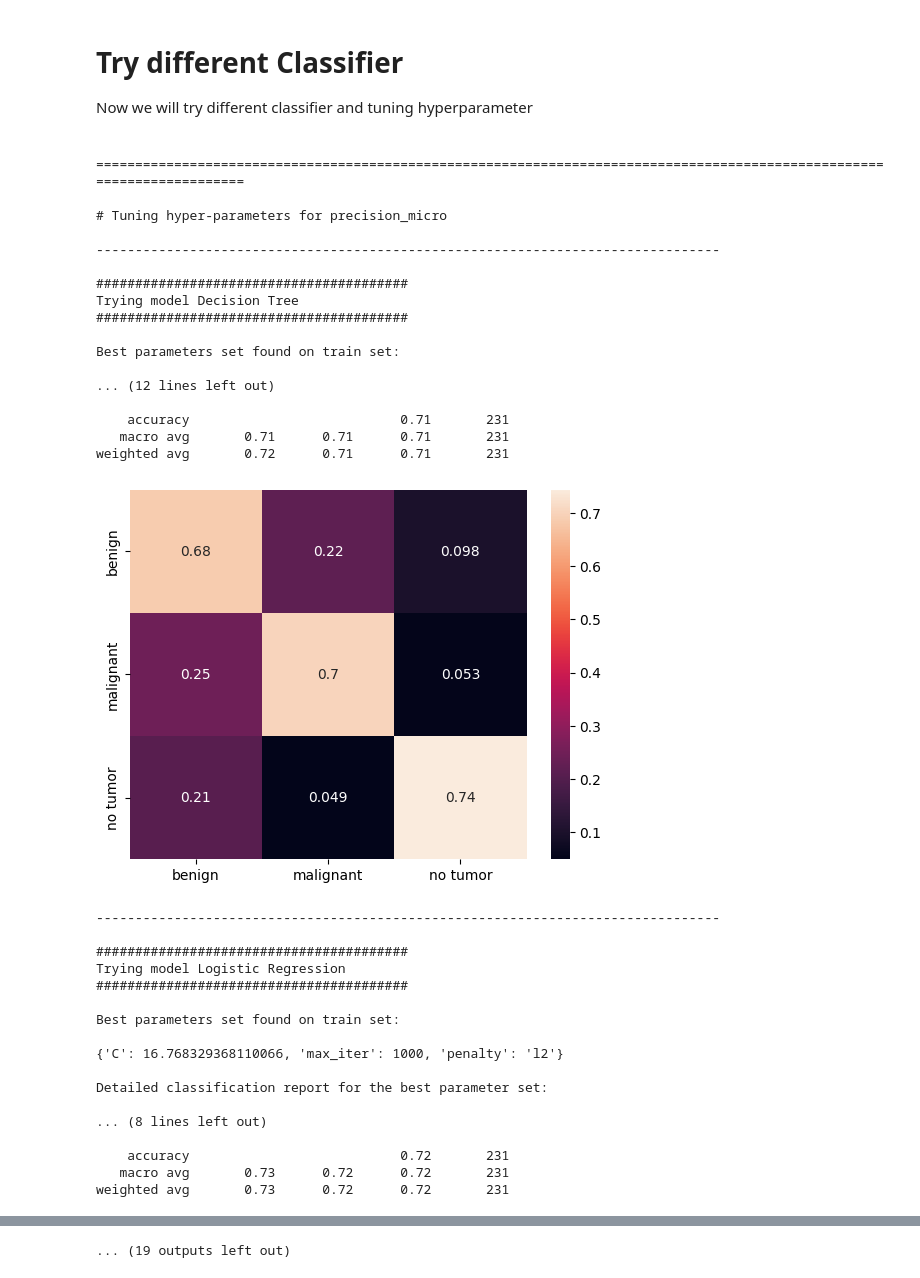
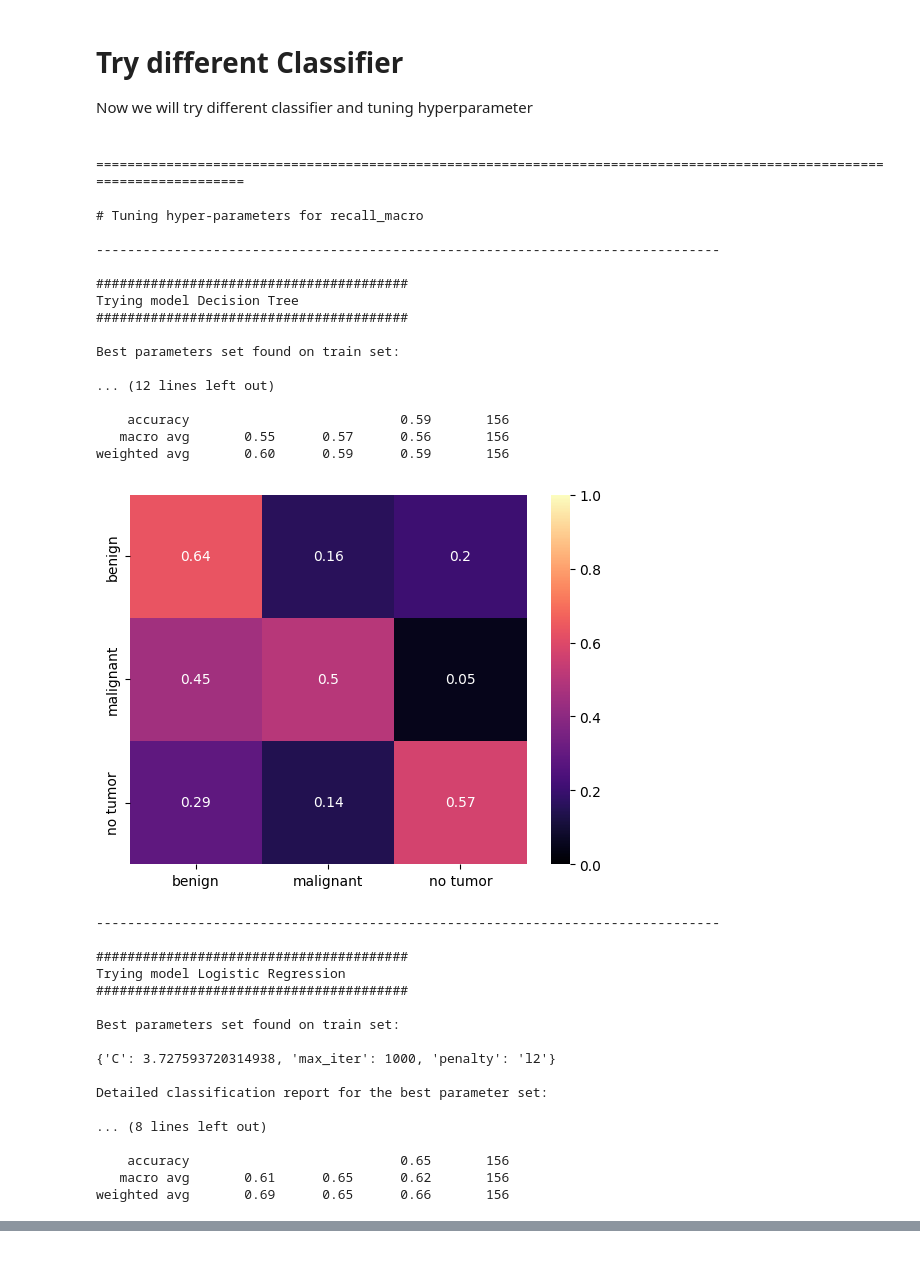
Before and after one commit to SamTheMar/Breast_Tumor_AII, a Jupyter notebook: Classification_ML.ipynb, the cells around one changed output, grey strips where cells are left out. Drawn from its saved outputs; the diff is of its cells as text; code cells hidden in the pictures.

```diff
--- a/Classification_ML.ipynb
+++ b/Classification_ML.ipynb
@@ -410,10 +371,0 @@ Name: count, dtype: int64
-# %%
-X_std = std.fit_transform(X_sm)
-
-x_train, x_test, y_train, y_test = train_test_split(X_std, Y_sm, train_size=0.8, test_size=0.2, random_state=15)
-
-print('Original set  ---> ', X_sm.shape, Y_sm.shape)
-print('Training set  ---> ', x_train.shape, y_train.shape)
-print('Testing set   ---> ', x_test.shape, y_test.shape, '\n')
-
-logistic_regression(x_train, y_train, labels, 'true')
@@ -437,9 +373,11 @@ weighted avg       0.71      0.71      0.71       231
 ## Over-sampling followed by under-sampling
 Now, we will do a combination of over-sampling and under-sampling, using the SMOTE and Tomek links techniques:
 # %%
-smt = SMOTETomek(sampling_strategy={'benign': 450, 'malignant': 320, 'normal': 320}, random_state=15)
-X_smt, Y_smt = smt.fit_resample(X, Y)
+smt = SMOTETomek(random_state=15)
+X_train_smt, Y_train_smt = smt.fit_resample(x_train, y_train)
 
-print(Y_smt.value_counts())
+print(Y_train_smt.value_counts())
+
+logistic_regression(X_train_smt, Y_train_smt, x_test, y_test, labels, 'true')
 # %% [output]
 label
@@ -450,10 +398,0 @@ Name: count, dtype: int64
-# %%
-X_std = std.fit_transform(X_smt)
-
-x_train, x_test, y_train, y_test = train_test_split(X_std, Y_smt, train_size=0.8, test_size=0.2, random_state=15)
-
-print('Original set  ---> ', X_smt.shape, Y_smt.shape)
-print('Training set  ---> ', x_train.shape, y_train.shape)
-print('Testing set   ---> ', x_test.shape, y_test.shape, '\n')
-
-logistic_regression(x_train, y_train, labels, 'true')
@@ -524,7 +447,7 @@ models = {
           },
 }
 
-scores = ['precision_macro', 'recall_macro', 'f1_macro']
+scores = ['recall_macro']
 # %%
 def print_results(model, x_test, y_test):
     print("Best parameters set found on train set:")
@@ -540,7 +463,7 @@ def print_results(model, x_test, y_test):
     y_pred = model.predict(x_test)
 
     conf1 = confusion_matrix(y_test, y_pred, normalize='true')
-    sns.heatmap(conf1, annot=True, xticklabels=labels, yticklabels=labels)
+    sns.heatmap(conf1, annot=True, xticklabels=labels, yticklabels=labels, vmin=0, vmax=1, cmap='magma')
     print(classification_report(y_test,y_pred))
     plt.show()
     print()
@@ -555,44 +478,39 @@ for score in scores:
 
     #'%s_macro' % score ## is a string formatting expression
     # the parameter after % is substituted in the string placeholder %s
     for m in model_lbls:
         print('-'*80, '\n')
         print('#'*40)
         print("Trying model {}".format(models[m]['name']))
         print('#'*40, '\n')
         clf = GridSearchCV(models[m]['estimator'],
                            models[m]['param'],
                            cv=5,
                            scoring=score,
                            return_train_score = False,
                            n_jobs = 4, # this allows using multi-cores
                            )
-        clf.fit(x_train, y_train)
+        clf.fit(X_train_smt, Y_train_smt)
         print_results(clf, x_test, y_test)
-        results_short[m] = clf.best_score_
-    print("Summary of results for {}".format(score))
-    print("Estimator")
-    for m in results_short.keys():
-        print("{}\t - score: {:5.2f}%".format(models[m]['name'], results_short[m]*100))
 # %% [output]
  ========================================================================================================================
 
-# Tuning hyper-parameters for precision_micro
+# Tuning hyper-parameters for recall_macro
 
 --------------------------------------------------------------------------------
 
 ########################################
 Trying model Decision Tree
 ########################################
 
 Best parameters set found on train set:
 
 ... (12 lines left out)
 
-    accuracy                           0.71       231
-   macro avg       0.71      0.71      0.71       231
-weighted avg       0.72      0.71      0.71       231
+    accuracy                           0.59       156
+   macro avg       0.55      0.57      0.56       156
+weighted avg       0.60      0.59      0.59       156
-[figure, old version]
+[figure, new version]
 --------------------------------------------------------------------------------
 
 ########################################
@@ -601,12 +519,12 @@ Trying model Logistic Regression
 
 Best parameters set found on train set:
 
-{'C': 16.768329368110066, 'max_iter': 1000, 'penalty': 'l2'}
+{'C': 3.727593720314938, 'max_iter': 1000, 'penalty': 'l2'}
 
 Detailed classification report for the best parameter set:
 
 ... (8 lines left out)
 
-    accuracy                           0.72       231
-   macro avg       0.73      0.72      0.72       231
-weighted avg       0.73      0.72      0.72       231
+    accuracy                           0.65       156
+   macro avg       0.61      0.65      0.62       156
+weighted avg       0.69      0.65      0.66       156
@@ -686,4 +586,3 @@ weighted avg       0.71      0.70      0.70       231
-... (19 outputs left out)
 # %% [markdown]
 ## Best model: K Nearest Neighbor
 `Parameters`
```
Also changed, not shown: parts of 17 cells of this notebook, 1 other file.
